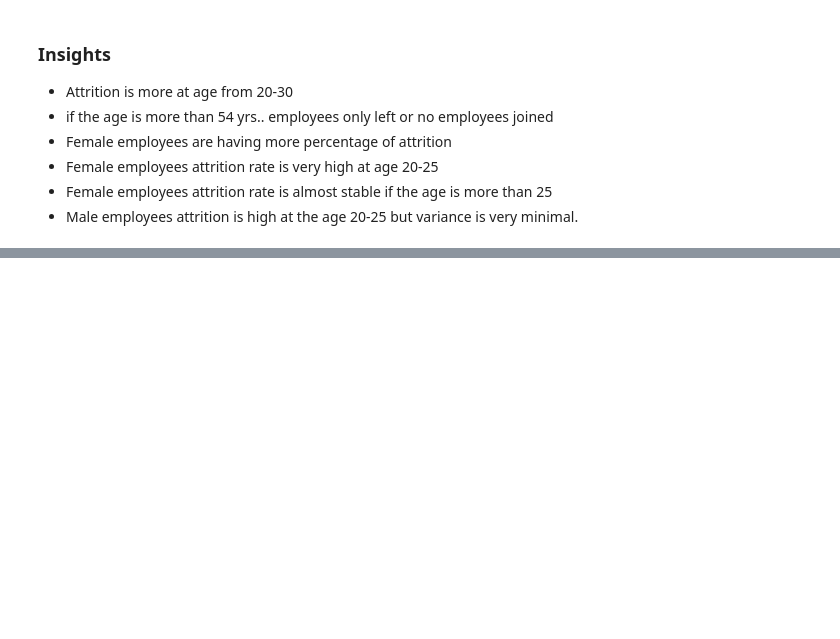
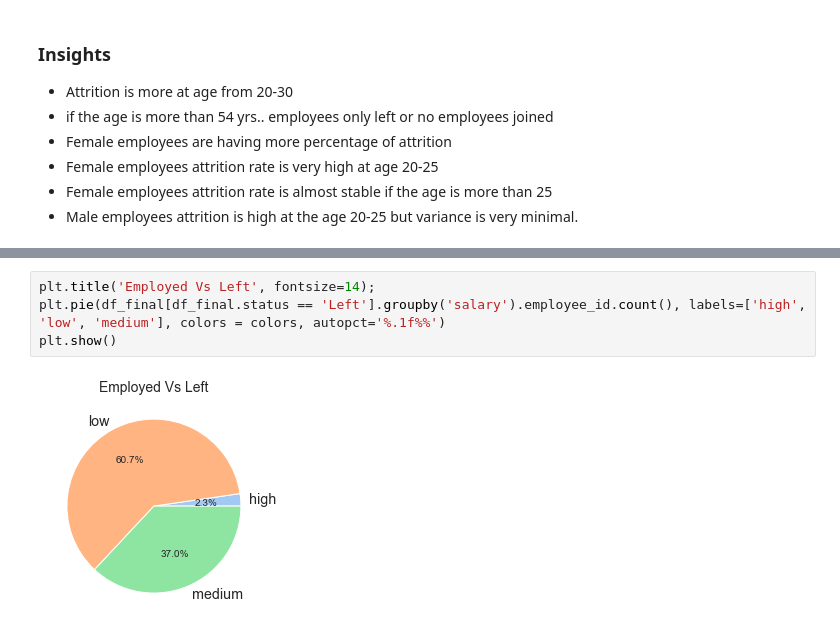
Before and after one commit to yoganandaraol/EmployeeAttritionClassification, a Jupyter notebook: Employee-Attrition-EDA.ipynb, the cells around one changed output, grey strips where cells are left out. Drawn from its saved outputs; the diff is of its cells as text; blank space fills up the shorter version.

```diff
--- a/Employee-Attrition-EDA.ipynb
+++ b/Employee-Attrition-EDA.ipynb
@@ -742,0 +754,6 @@ Name: status, dtype: int64
+# %%
+plt.title('Employed Vs Left', fontsize=14);
+plt.pie(df_final[df_final.status == 'Left'].groupby('salary').employee_id.count(), labels=['high', 'low', 'medium'], colors = colors, autopct='%.1f%%')
+plt.show()
+# %% [output]
+[figure, added]
```
Also changed, not shown: parts of 41 cells of this notebook.
